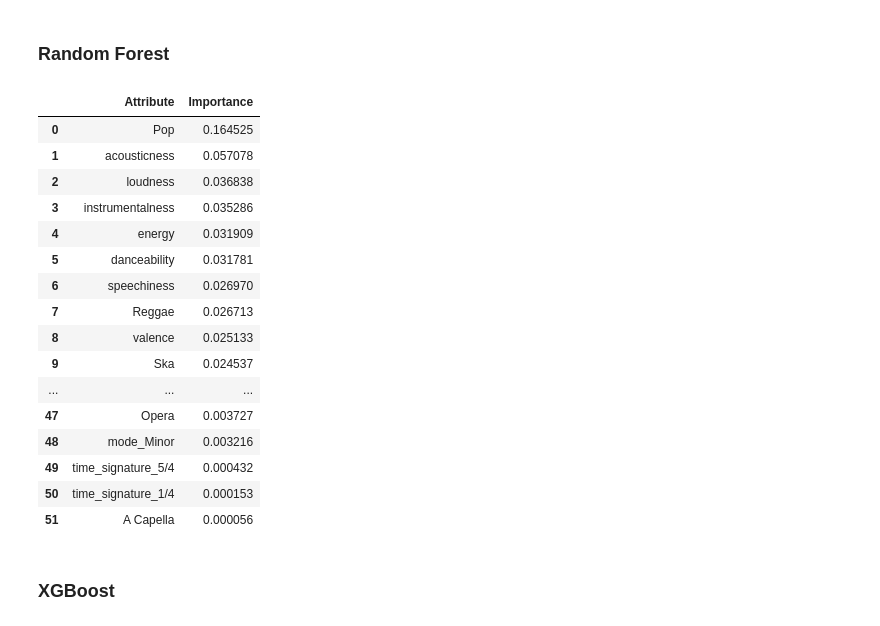
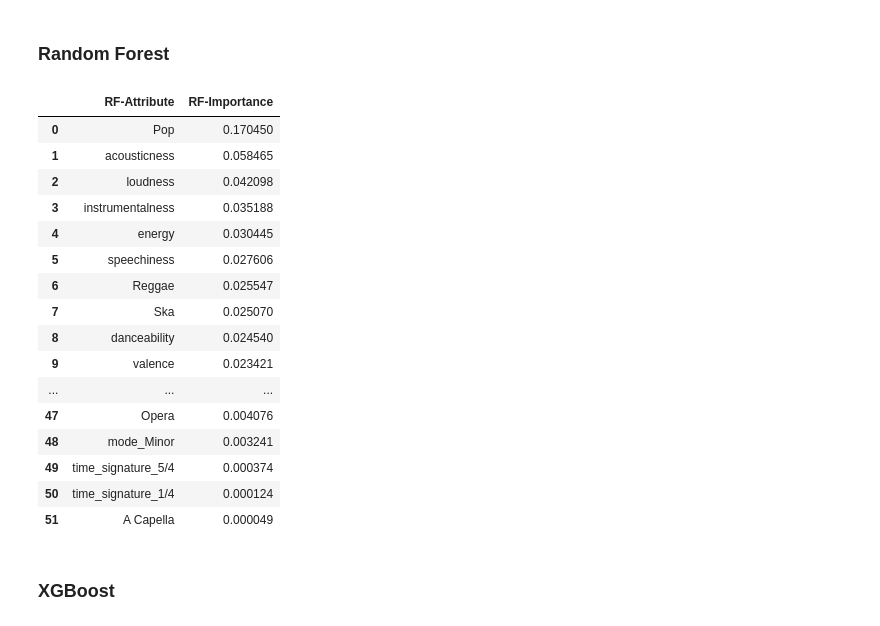
Before and after one commit to ebtezcan/Spotify-Song-Popularity-Prediction, a Jupyter notebook: final_notebook.ipynb, the cells around one changed output. Cells and saved outputs as stored; diff of their text form; code cells hidden in the pictures.

```diff
--- a/final_notebook.ipynb
+++ b/final_notebook.ipynb
@@ -641,0 +646,6 @@ Name: is_popular, dtype: float64
+# %%
+#fitting Dummy Classifier to data without the class imbalance problem to serve as a true baseline
+clf_dummy_sm = DummyClassifier(random_state=42)
+clf_dummy_sm.fit(X_train_sm, y_train_sm)
+y_pred = clf_dummy_sm.predict(X_test)
+classification(y_test, y_pred, X_test, clf_dummy_sm)
@@ -699,7 +728,9 @@ Our model is performing perfectly on the training data but not so much on the te
 # gridsearch.best_params_
 # #Results: {'criterion': 'entropy', 'max_depth': None, 'min_samples_leaf': 2}
 # %%
-clf_rf_tuned = RandomForestClassifier(criterion='entropy', max_depth=None, min_samples_leaf=2, class_weight='balanced')
+clf_rf_tuned = RandomForestClassifier(criterion='entropy', max_depth=None,
+                                      min_samples_leaf=2, class_weight='balanced',
+                                      random_state=42)
 clf_rf_tuned.fit(X_train_sm, y_train_sm)
 
 y_pred = clf_rf_tuned.predict(X_test)
@@ -988,29 +1006,30 @@ Unfortunately, the parameters returned by our grid search did not seem to improv
 # %% [markdown]
 ### Random Forest
 # %%
+#accessing feature importance values of the tuned random forest model and sorting them
 rf_importances_df = pd.Series(clf_rf_tuned.feature_importances_, index=X.columns).sort_values(ascending=False)
 #parsing the series to a dataframe
 rf_importances_df = rf_importances_df.reset_index()
-rf_importances_df.columns = ['Attribute', 'Importance']
+rf_importances_df.columns = ['RF-Attribute', 'RF-Importance']
 rf_importances_df
 # %% [output]
-|  | Attribute | Importance |
-| 0 | Pop | 0.164525 |
-| 1 | acousticness | 0.057078 |
-| 2 | loudness | 0.036838 |
-| 3 | instrumentalness | 0.035286 |
-| 4 | energy | 0.031909 |
-| 5 | danceability | 0.031781 |
-| 6 | speechiness | 0.026970 |
-| 7 | Reggae | 0.026713 |
-| 8 | valence | 0.025133 |
-| 9 | Ska | 0.024537 |
+|  | RF-Attribute | RF-Importance |
+| 0 | Pop | 0.170450 |
+| 1 | acousticness | 0.058465 |
+| 2 | loudness | 0.042098 |
+| 3 | instrumentalness | 0.035188 |
+| 4 | energy | 0.030445 |
+| 5 | speechiness | 0.027606 |
+| 6 | Reggae | 0.025547 |
+| 7 | Ska | 0.025070 |
+| 8 | danceability | 0.024540 |
+| 9 | valence | 0.023421 |
 | ... | ... | ... |
-| 47 | Opera | 0.003727 |
-| 48 | mode_Minor | 0.003216 |
-| 49 | time_signature_5/4 | 0.000432 |
-| 50 | time_signature_1/4 | 0.000153 |
-| 51 | A Capella | 0.000056 |
+| 47 | Opera | 0.004076 |
+| 48 | mode_Minor | 0.003241 |
+| 49 | time_signature_5/4 | 0.000374 |
+| 50 | time_signature_1/4 | 0.000124 |
+| 51 | A Capella | 0.000049 |
 # %% [markdown]
 ### XGBoost
 # %%
```
Also changed, not shown: parts of 62 cells of this notebook, 1 other file.
